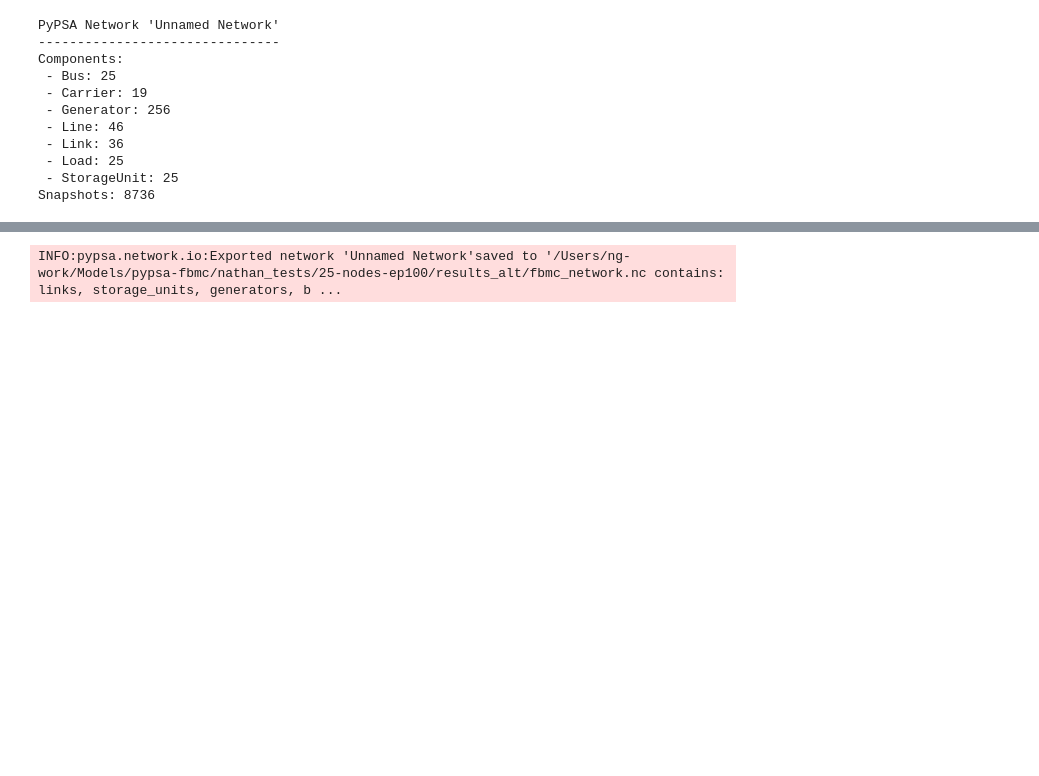
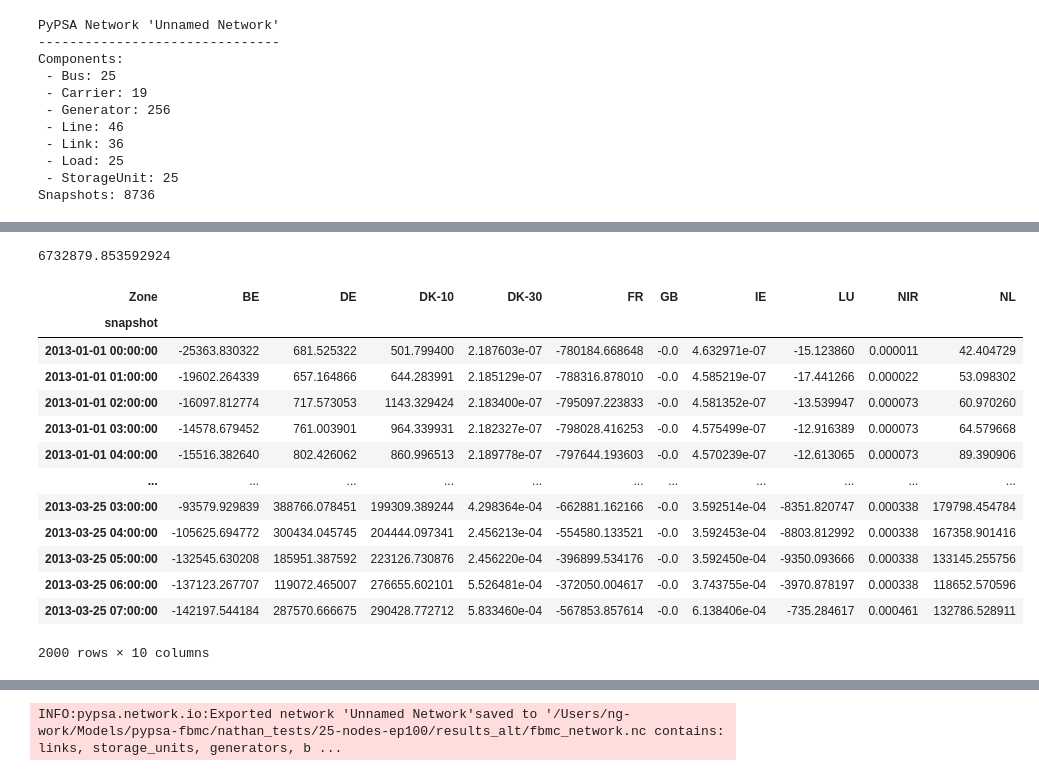
Before and after one commit to nathan-giovannini/pypsa-fbmc, a Jupyter notebook: tornado-analysis/FBMC-25nodes_Ep100_sub.ipynb, the cells around one changed output, grey strips where cells are left out. Cells and saved outputs as stored; diff of their text form; code cells hidden in the pictures; blank space fills up the shorter version.

```diff
--- a/tornado-analysis/FBMC-25nodes_Ep100_sub.ipynb
+++ b/tornado-analysis/FBMC-25nodes_Ep100_sub.ipynb
@@ -105,2 +215,2 @@ WARNING:pypsa.networks:The network has not been optimized yet and no model is st
 # %%
-zonal_net.set_snapshots(zonal_net.snapshots[:2000])
+zonal_net.set_snapshots(zonal_net.snapshots[:24])
@@ -183,0 +323,38 @@ obj: 7207200 rows, 3144960 columns, 13497120 nonzeros
+# %%
+def get_prices(zonal_net, nodal_net):
+    ## prices per zone from the netposition
+    for zone in zonal_net.buses.index.unique():
+        zonal_net.buses_t.marginal_price[zone] = (
+                zonal_net.model.constraints["Zone-definition"].loc[:, zone].dual.to_pandas() * -1)
+
+    ##prices per zone from the nodal prices
+    ### defining buses with nodal prices
+    # Assuming your network is called n
+    nodal_net.determine_network_topology()
+    # Count buses in each subnetwork
+    subnet_sizes = nodal_net.buses.groupby("sub_network").size()
+    # Subnetworks with fewer than 3 buses
+    small_subnets = subnet_sizes[subnet_sizes < 3].index
+    # Bus names in those subnetworks
+    small_subnet_buses = nodal_net.buses[nodal_net.buses["sub_network"].isin(small_subnets)].index.tolist()
+    small_subnet_zones = nodal_net.buses.zone_name.loc[small_subnet_buses].values
+
+    for zone in small_subnet_zones:
+        zonal_net.buses_t.marginal_price[zone] = zonal_net.model.constraints["Bus-nodal_balance"].loc[
+                                                        zone, :].dual.to_pandas()
+
+    return zonal_net
+result.zonal_net = get_prices(result.zonal_net, nodal_net)
+# %%
+def get_lines_results(zonal_net, nodal_net, fbmc_parameters, net_positions):
+    bus_zone_map = nodal_net.buses['zone_name']
+
+    zonal_net.lines = nodal_net.lines
+    zonal_net.lines["zone0"] = zonal_net.lines.bus0.map(bus_zone_map)
+    zonal_net.lines["zone1"] = zonal_net.lines.bus1.map(bus_zone_map)
+
+    zonal_net.lines_t.p0 = (fbmc_parameters["0"].z_ptdf * net_positions).sum(
+        dim='Zone').to_pandas()
+
+    return zonal_net
+result.zonal_net = get_lines_results(result.zonal_net, nodal_net, result.fbmc_parameters, result.net_positions)
@@ -183,0 +517,21 @@ obj: 7207200 rows, 3144960 columns, 13497120 nonzeros
+# %%
+np.abs((commercial_flows.to_pandas()[line] * diff).sum()) #this is the congestion rent earned annually on that line
+# %% [output]
+6732879.853592924
+# %%
+(result.net_positions * result.zonal_net.buses_t.marginal_price).to_pandas()
+# %% [output]
+| Zone | BE | DE | DK-10 | DK-30 | FR | GB | IE | LU | NIR | NL |
+| snapshot |  |  |  |  |  |  |  |  |  |  |
+| 2013-01-01 00:00:00 | -25363.830322 | 681.525322 | 501.799400 | 2.187603e-07 | -780184.668648 | -0.0 | 4.632971e-07 | -15.123860 | 0.000011 | 42.404729 |
+| 2013-01-01 01:00:00 | -19602.264339 | 657.164866 | 644.283991 | 2.185129e-07 | -788316.878010 | -0.0 | 4.585219e-07 | -17.441266 | 0.000022 | 53.098302 |
+| 2013-01-01 02:00:00 | -16097.812774 | 717.573053 | 1143.329424 | 2.183400e-07 | -795097.223833 | -0.0 | 4.581352e-07 | -13.539947 | 0.000073 | 60.970260 |
+| 2013-01-01 03:00:00 | -14578.679452 | 761.003901 | 964.339931 | 2.182327e-07 | -798028.416253 | -0.0 | 4.575499e-07 | -12.916389 | 0.000073 | 64.579668 |
+| 2013-01-01 04:00:00 | -15516.382640 | 802.426062 | 860.996513 | 2.189778e-07 | -797644.193603 | -0.0 | 4.570239e-07 | -12.613065 | 0.000073 | 89.390906 |
+| ... | ... | ... | ... | ... | ... | ... | ... | ... | ... | ... |
+| 2013-03-25 03:00:00 | -93579.929839 | 388766.078451 | 199309.389244 | 4.298364e-04 | -662881.162166 | -0.0 | 3.592514e-04 | -8351.820747 | 0.000338 | 179798.454784 |
+| 2013-03-25 04:00:00 | -105625.694772 | 300434.045745 | 204444.097341 | 2.456213e-04 | -554580.133521 | -0.0 | 3.592453e-04 | -8803.812992 | 0.000338 | 167358.901416 |
+| 2013-03-25 05:00:00 | -132545.630208 | 185951.387592 | 223126.730876 | 2.456220e-04 | -396899.534176 | -0.0 | 3.592450e-04 | -9350.093666 | 0.000338 | 133145.255756 |
+| 2013-03-25 06:00:00 | -137123.267707 | 119072.465007 | 276655.602101 | 5.526481e-04 | -372050.004617 | -0.0 | 3.743755e-04 | -3970.878197 | 0.000338 | 118652.570596 |
+| 2013-03-25 07:00:00 | -142197.544184 | 287570.666675 | 290428.772712 | 5.833460e-04 | -567853.857614 | -0.0 | 6.138406e-04 | -735.284617 | 0.000461 | 132786.528911 |
+2000 rows × 10 columns
```
Also changed, not shown: parts of 37 cells of this notebook, 27 other files.
